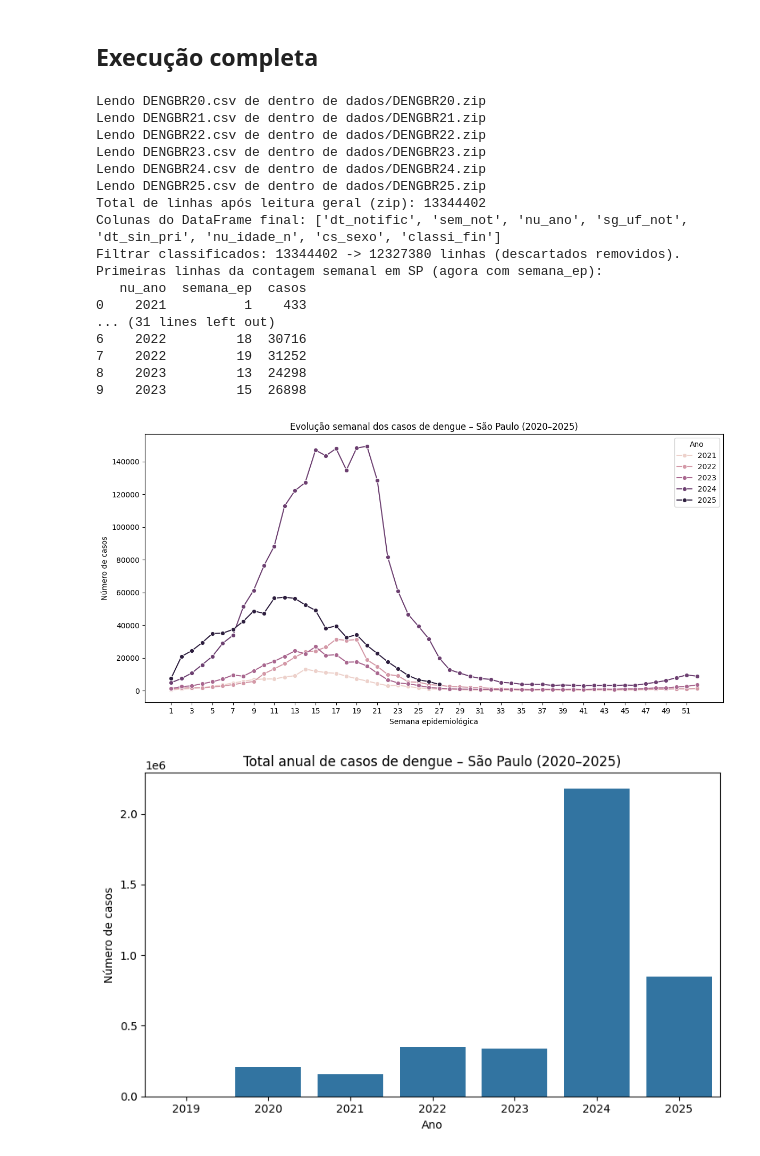
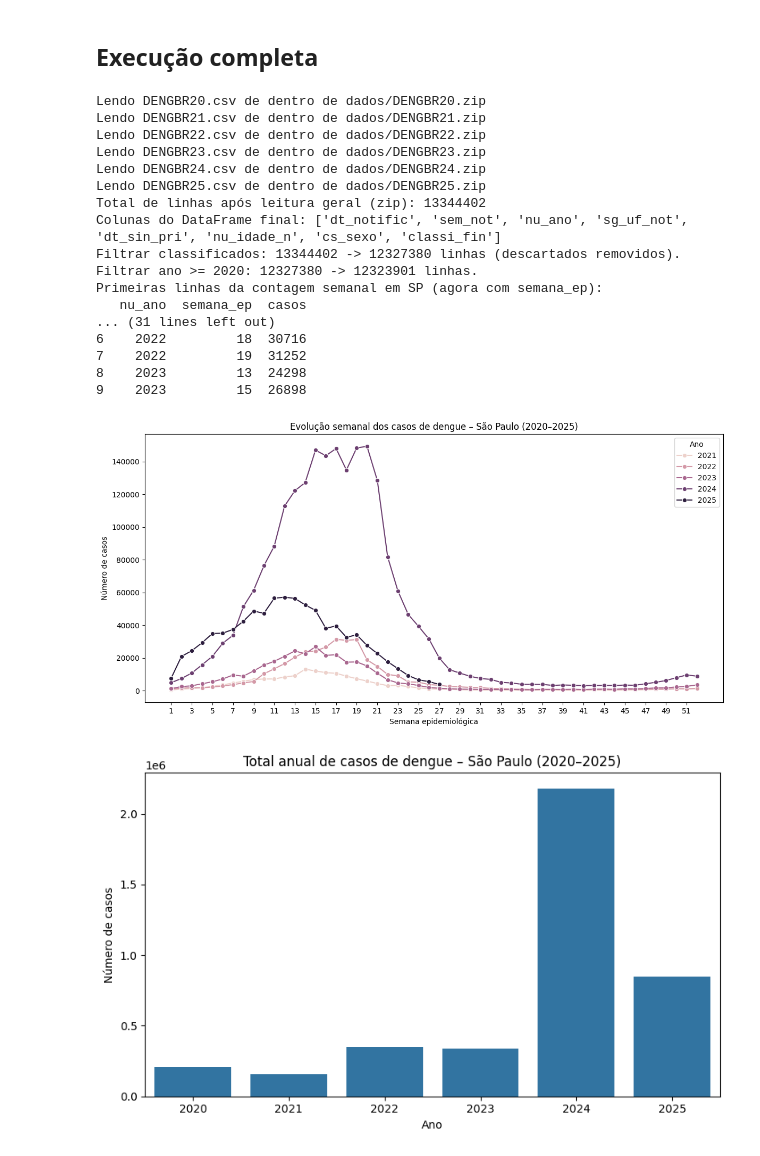
Before and after one commit to oficialjoseguilherme/Processamento_estatistico_de_dados, a Jupyter notebook: evolucao_temporal.ipynb, the cells around one changed output. Drawn from its saved outputs; the diff is of its cells as text; code cells hidden in the pictures.

```diff
--- a/evolucao_temporal.ipynb
+++ b/evolucao_temporal.ipynb
@@ -9,9 +9,6 @@ import os
 # %% [markdown]
 ## Leitura e limpeza do csv com colunas específicas
 # %%
-import pandas as pd
-import zipfile
-
 def leitor_csv_zip(caminho_zip: str, colunas: list[str]) -> pd.DataFrame:
     """
     Lê um CSV de dentro de um arquivo .zip, usando apenas as colunas necessárias.
@@ -75,6 +72,27 @@ def converter_datas(quadro: pd.DataFrame) -> pd.DataFrame:
         )
 
     return quadro
+
+def filtrar_ano_minimo(quadro: pd.DataFrame, ano_minimo: int = 2020) -> pd.DataFrame:
+    """
+    Remove linhas com NU_ANO menor que 'ano_minimo' (padrão: 2020).
+
+    Útil para descartar notificações de 2019 que aparecem no CSV de 2020,
+    mas que não queremos considerar na análise 2020–2025.
+    """
+    if "nu_ano" not in quadro.columns:
+        print("Aviso: coluna 'nu_ano' não encontrada. Nenhum filtro de ano aplicado.")
+        return quadro
+
+    # Garante que nu_ano é numérico
+    quadro["nu_ano"] = pd.to_numeric(quadro["nu_ano"], errors="coerce")
+
+    antes = len(quadro)
+    quadro_filtrado = quadro[quadro["nu_ano"] >= ano_minimo].copy()
+    depois = len(quadro_filtrado)
+
+    print(f"Filtrar ano >= {ano_minimo}: {antes} -> {depois} linhas.")
+    return quadro_filtrado
 # %% [markdown]
 ## Filtragem classificados com dengue
 # %%
@@ -248,6 +266,7 @@ def executar_evolucao_temporal_sp(caminhos_zip: list[str], colunas_necessarias:
     dados = leitor_geral_especifico_zip(caminhos_zip, colunas_necessarias)
     dados = converter_datas(dados)
     dados = filtrar_classificados(dados)
+    dados = filtrar_ano_minimo(dados, ano_minimo=2020)
 
     # 2) Contagens
     semana_sp = contagem_semanal_uf(dados, uf_cod=35)
@@ -285,32 +304,32 @@ caminhos_zip = [
 colunas_necessarias = [
     "DT_NOTIFIC",
     "SEM_NOT",
     "NU_ANO",
     "SG_UF_NOT",
     "DT_SIN_PRI",
     "NU_IDADE_N",
     "CS_SEXO",
     "CLASSI_FIN",
 ]
 
 executar_evolucao_temporal_sp(caminhos_zip, colunas_necessarias)
 # %% [output]
 Lendo DENGBR20.csv de dentro de dados/DENGBR20.zip
 Lendo DENGBR21.csv de dentro de dados/DENGBR21.zip
 Lendo DENGBR22.csv de dentro de dados/DENGBR22.zip
 Lendo DENGBR23.csv de dentro de dados/DENGBR23.zip
 Lendo DENGBR24.csv de dentro de dados/DENGBR24.zip
 Lendo DENGBR25.csv de dentro de dados/DENGBR25.zip
 Total de linhas após leitura geral (zip): 13344402
 Colunas do DataFrame final: ['dt_notific', 'sem_not', 'nu_ano', 'sg_uf_not', 'dt_sin_pri', 'nu_idade_n', 'cs_sexo', 'classi_fin']
 Filtrar classificados: 13344402 -> 12327380 linhas (descartados removidos).
+Filtrar ano >= 2020: 12327380 -> 12323901 linhas.
 Primeiras linhas da contagem semanal em SP (agora com semana_ep):
    nu_ano  semana_ep  casos
-0    2021          1    433
 ... (31 lines left out)
 6    2022         18  30716
 7    2022         19  31252
 8    2023         13  24298
 9    2023         15  26898
 [figure]
-[figure, old version]
+[figure, new version]
```
Also changed, not shown: 9 other files.
